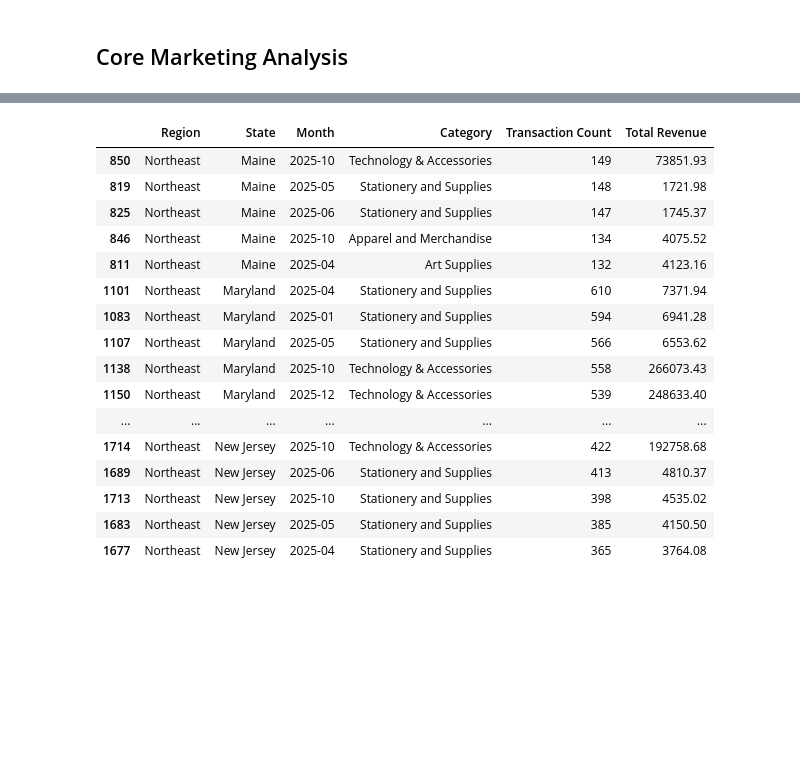
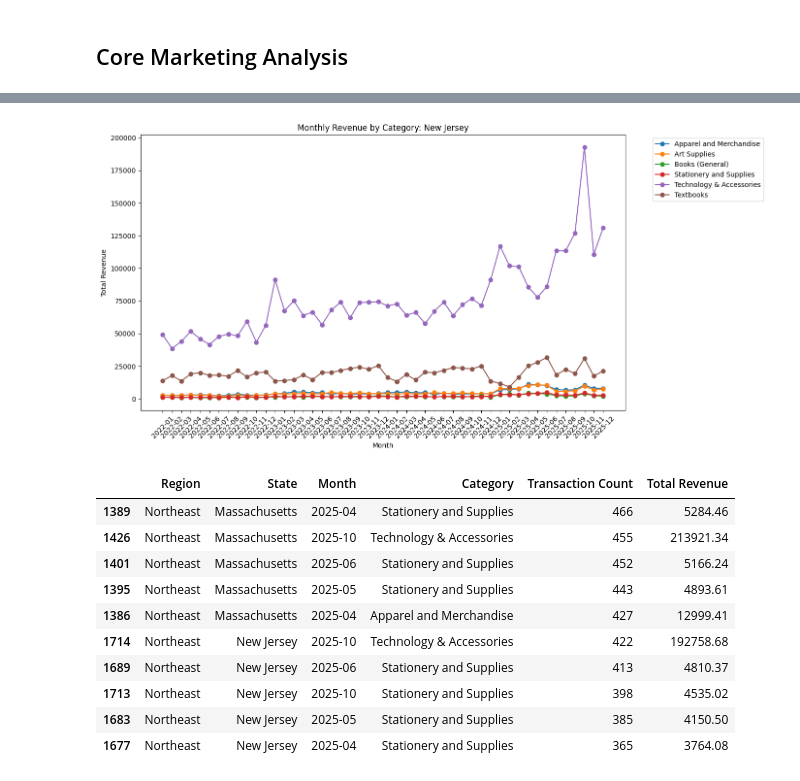
Before and after one commit to maritzaruiz2026/Capstone_2, a Jupyter notebook: ruiz_sales_analysis.ipynb, the cells around one changed output, grey strips where cells are left out. Drawn from its saved outputs; the diff is of its cells as text; code cells hidden in the pictures; blank space fills up the shorter version.

```diff
--- a/ruiz_sales_analysis.ipynb
+++ b/ruiz_sales_analysis.ipynb
@@ -377,7 +455,9 @@ monthly_category_summary = pd.merge(
     revenue_per_month,
     on=["Region", "State", "Month", "Category"])
 
-NE = ['Massachusetts', 'New Jersey', 'Maryland', 'Maine']
+mass_nj = ['Massachusetts', 'New Jersey']
 
-monthly_category_NE = monthly_category_summary[
-    monthly_category_summary["State"].isin(NE)]
+monthly_category_mass_nj = monthly_category_summary[
+    monthly_category_summary["State"].isin(mass_nj)]
+
+monthly_category_mass_nj
@@ -383,0 +496,18 @@ monthly_category_NE = monthly_category_summary[
+# %%
+state = "New Jersey"
+df_state = monthly_category_mass_nj[monthly_category_mass_nj["State"] == state]
+df_pivot = df_state.pivot(index="Month", columns="Category", values="Total Revenue")
+
+plt.figure(figsize=(14,7))
+for col in df_pivot.columns:
+    plt.plot(df_pivot.index.astype(str), df_pivot[col], marker='o', label=col)
+
+plt.title(f"Monthly Revenue by Category: {state}")
+plt.xlabel("Month")
+plt.ylabel("Total Revenue")
+plt.xticks(rotation=45)
+plt.legend(bbox_to_anchor=(1.05, 1), loc='upper left')
+plt.tight_layout()
+plt.show()
+# %% [output]
+[figure, added]
@@ -384,24 +526,18 @@ monthly_category_NE = monthly_category_summary[
 # %%
 top5_transactions = (
-    monthly_category_NE
+    monthly_category_mass_nj
         .sort_values(["State", "Transaction Count"], ascending=[True, False])
         .groupby("State")
         .head(5))
 
 top5_transactions
 # %% [output]
 |  | Region | State | Month | Category | Transaction Count | Total Revenue |
-| 850 | Northeast | Maine | 2025-10 | Technology & Accessories | 149 | 73851.93 |
-| 819 | Northeast | Maine | 2025-05 | Stationery and Supplies | 148 | 1721.98 |
-| 825 | Northeast | Maine | 2025-06 | Stationery and Supplies | 147 | 1745.37 |
-| 846 | Northeast | Maine | 2025-10 | Apparel and Merchandise | 134 | 4075.52 |
-| 811 | Northeast | Maine | 2025-04 | Art Supplies | 132 | 4123.16 |
-| 1101 | Northeast | Maryland | 2025-04 | Stationery and Supplies | 610 | 7371.94 |
-| 1083 | Northeast | Maryland | 2025-01 | Stationery and Supplies | 594 | 6941.28 |
-| 1107 | Northeast | Maryland | 2025-05 | Stationery and Supplies | 566 | 6553.62 |
-| 1138 | Northeast | Maryland | 2025-10 | Technology & Accessories | 558 | 266073.43 |
-| 1150 | Northeast | Maryland | 2025-12 | Technology & Accessories | 539 | 248633.40 |
-| ... | ... | ... | ... | ... | ... | ... |
+| 1389 | Northeast | Massachusetts | 2025-04 | Stationery and Supplies | 466 | 5284.46 |
+| 1426 | Northeast | Massachusetts | 2025-10 | Technology & Accessories | 455 | 213921.34 |
+| 1401 | Northeast | Massachusetts | 2025-06 | Stationery and Supplies | 452 | 5166.24 |
+| 1395 | Northeast | Massachusetts | 2025-05 | Stationery and Supplies | 443 | 4893.61 |
+| 1386 | Northeast | Massachusetts | 2025-04 | Apparel and Merchandise | 427 | 12999.41 |
 | 1714 | Northeast | New Jersey | 2025-10 | Technology & Accessories | 422 | 192758.68 |
 | 1689 | Northeast | New Jersey | 2025-06 | Stationery and Supplies | 413 | 4810.37 |
 | 1713 | Northeast | New Jersey | 2025-10 | Stationery and Supplies | 398 | 4535.02 |
```
Also changed, not shown: parts of 25 cells of this notebook.
